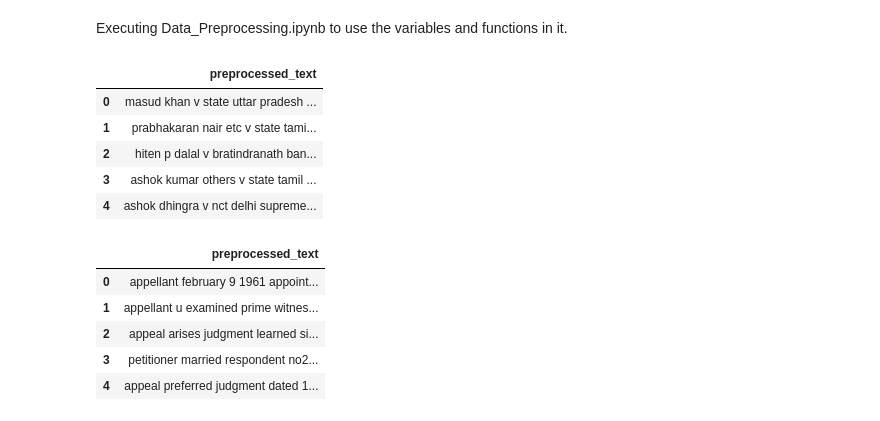
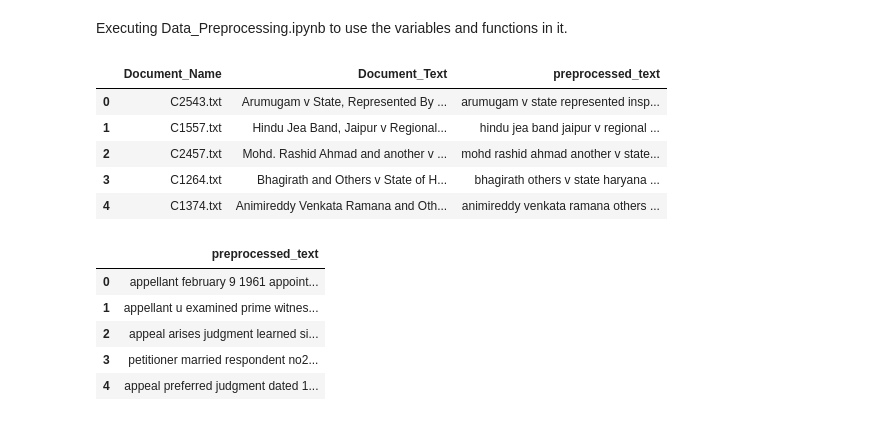
Before and after one commit to not-shoyo/LegalDoc-Retrieval-n-Summarization, a Jupyter notebook: IR_Model/IR_Model-VSM.ipynb, the cells around one changed output. Drawn from its saved outputs; the diff is of its cells as text; code cells hidden in the pictures.

```diff
--- a/IR_Model/IR_Model-VSM.ipynb
+++ b/IR_Model/IR_Model-VSM.ipynb
@@ -56,14 +48,14 @@ Note: you may need to restart the kernel to use updated packages.
 # %% [markdown]
 Executing Data_Preprocessing.ipynb to use the variables and functions in it.
-# %%
-pd.DataFrame(documents_df["preprocessed_text"].head())
-# %% [output]
-|  | preprocessed_text |
-| 0 | masud khan v state uttar pradesh ... |
-| 1 | prabhakaran nair etc v state tami... |
-| 2 | hiten p dalal v bratindranath ban... |
-| 3 | ashok kumar others v state tamil ... |
-| 4 | ashok dhingra v nct delhi supreme... |
+# %%
+documents_df.head(5)
+# %% [output]
+|  | Document_Name | Document_Text | preprocessed_text |
+| 0 | C2543.txt | Arumugam v State, Represented By ... | arumugam v state represented insp... |
+| 1 | C1557.txt | Hindu Jea Band, Jaipur v Regional... | hindu jea band jaipur v regional ... |
+| 2 | C2457.txt | Mohd. Rashid Ahmad and another v ... | mohd rashid ahmad another v state... |
+| 3 | C1264.txt | Bhagirath and Others v State of H... | bhagirath others v state haryana ... |
+| 4 | C1374.txt | Animireddy Venkata Ramana and Oth... | animireddy venkata ramana others ... |
 # %%
 pd.DataFrame(queries_df["preprocessed_text"].head())
 # %% [output]
```
Also changed, not shown: parts of 8 cells of this notebook, 1 other file.
